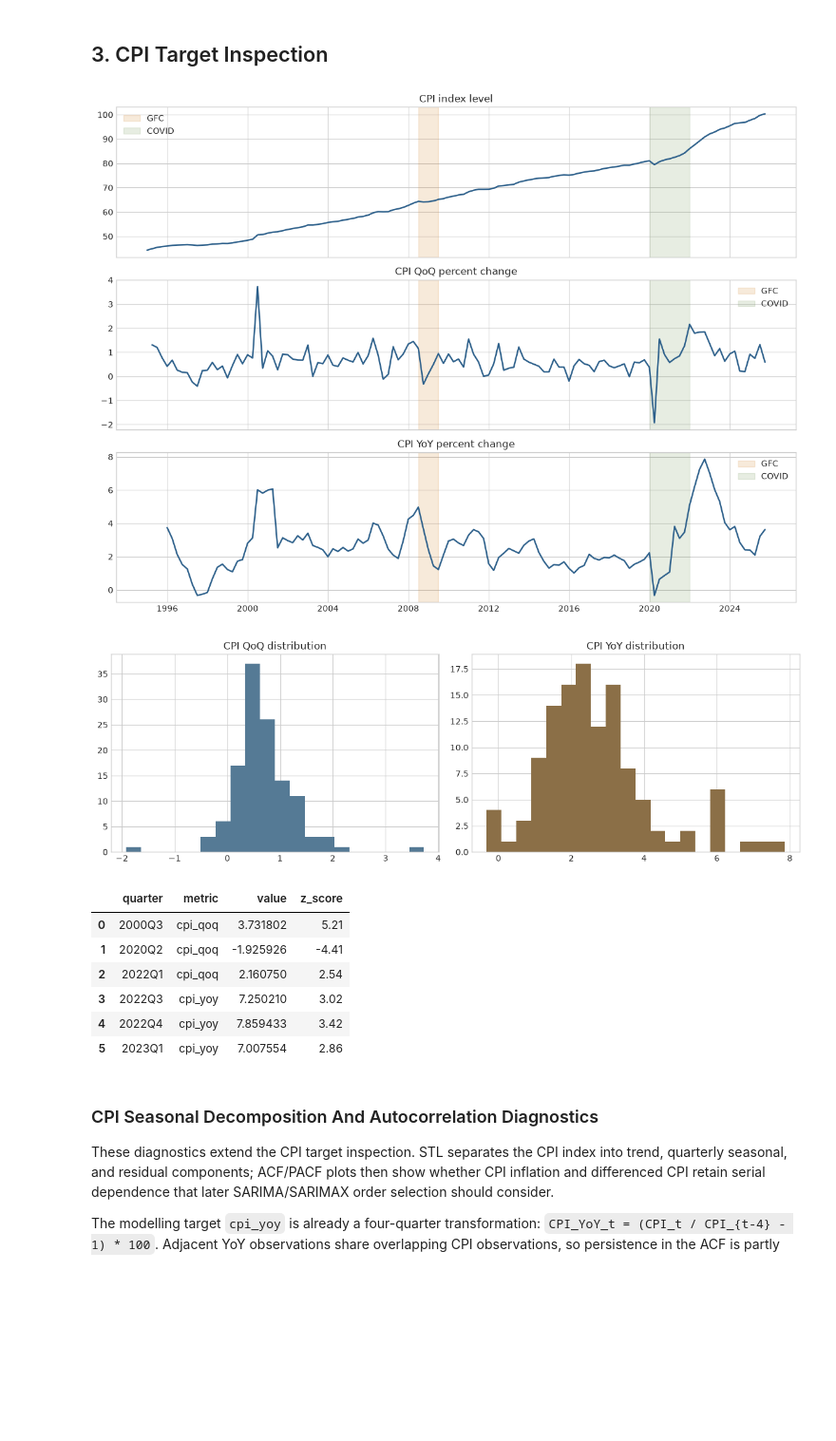
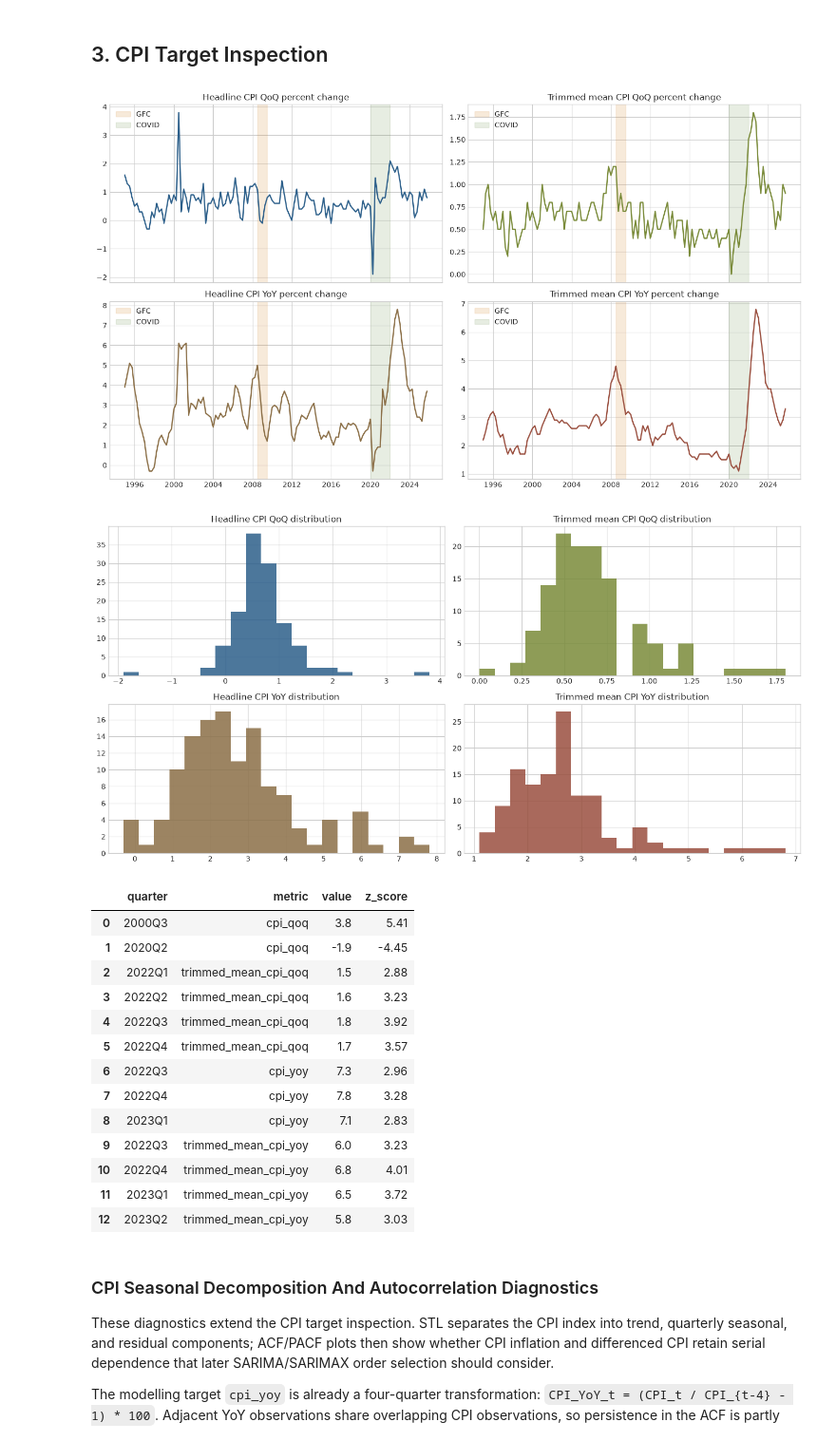
Before and after one commit to JuanVu1810/Australian-CPI-Forecast, a Jupyter notebook: notebooks/EDA.ipynb, the cells around one changed output. Shown at 95% size. Saved outputs shown, nothing was run; the diff lists cells and outputs as text; code cells hidden in the pictures; blank space fills up the shorter version.

```diff
--- a/notebooks/EDA.ipynb
+++ b/notebooks/EDA.ipynb
@@ -62,6 +82,9 @@ for source_col, lags in RATE_CHANGE_LAG_MAP.items():
     df[change_col] = df[source_col].diff()
     for lag in lags:
         df[f'{change_col}_lag{lag}'] = df[change_col].shift(lag)
+
+if {'cpi_yoy', 'trimmed_mean_cpi_yoy'}.issubset(df.columns):
+    df['headline_trimmed_mean_yoy_gap'] = df['cpi_yoy'] - df['trimmed_mean_cpi_yoy']
 
 df_model = df.drop(columns=['quarter_period', 'quarter_start'])
 
@@ -219,44 +242,59 @@ display(coverage.loc[coverage['substantial_missingness_warning'], ['variable', '
 # %% [markdown]
 ## 3. CPI Target Inspection
 # %%
-fig, axes = plt.subplots(3, 1, figsize=(12, 9), sharex=True)
-for ax, column, title in zip(axes, ['cpi_index', 'cpi_qoq', 'cpi_yoy'], ['CPI index level', 'CPI QoQ percent change', 'CPI YoY percent change']):
-    ax.plot(df['quarter_start'], df[column], color='#2c5f8a', linewidth=1.8)
+plot_specs = [
+    ('cpi_qoq', 'Headline CPI QoQ percent change', '#2c5f8a'),
+    ('trimmed_mean_cpi_qoq', 'Trimmed mean CPI QoQ percent change', '#7a8b3a'),
+    ('cpi_yoy', 'Headline CPI YoY percent change', '#8b6f47'),
+    ('trimmed_mean_cpi_yoy', 'Trimmed mean CPI YoY percent change', '#9a4f3f'),
+]
+
+fig, axes = plt.subplots(2, 2, figsize=(14, 8), sharex=True)
+axes = axes.reshape(-1)
+for ax, (column, title, color) in zip(axes, plot_specs):
+    ax.plot(df['quarter_start'], df[column], color=color, linewidth=1.8)
     ax.set_title(title)
     ax.axvspan(pd.Period('2008Q3', freq='Q').to_timestamp(), pd.Period('2009Q3', freq='Q').to_timestamp(), color='#d88c36', alpha=0.18, label='GFC')
     ax.axvspan(pd.Period('2020Q1', freq='Q').to_timestamp(), pd.Period('2022Q1', freq='Q').to_timestamp(), color='#6a8f4e', alpha=0.16, label='COVID')
     ax.legend(loc='best')
 fig.tight_layout()
 plt.show()
 
-fig, axes = plt.subplots(1, 2, figsize=(12, 4))
-df['cpi_qoq'].dropna().hist(ax=axes[0], bins=20, color='#557a95')
-axes[0].set_title('CPI QoQ distribution')
-df['cpi_yoy'].dropna().hist(ax=axes[1], bins=20, color='#8b6f47')
-axes[1].set_title('CPI YoY distribution')
+fig, axes = plt.subplots(2, 2, figsize=(14, 7))
+axes = axes.reshape(-1)
+for ax, (column, title, color) in zip(axes, plot_specs):
+    df[column].dropna().hist(ax=ax, bins=20, color=color, alpha=0.85)
+    ax.set_title(title.replace('percent change', 'distribution'))
 fig.tight_layout()
 plt.show()
 
 outlier_rows = []
-for column in ['cpi_qoq', 'cpi_yoy']:
+for column, _, _ in plot_specs:
     series = df[column]
     z_score = (series - series.mean()) / series.std(ddof=0)
     flagged = df.loc[z_score.abs() >= 2.5, ['quarter', column]].copy()
     flagged['metric'] = column
     flagged['z_score'] = z_score.loc[flagged.index].round(2)
     outlier_rows.append(flagged[['quarter', 'metric', column, 'z_score']].rename(columns={column: 'value'}))
 outliers = pd.concat(outlier_rows, ignore_index=True) if outlier_rows else pd.DataFrame()
 display(outliers)
 # %% [output]
-[figure, old version]
+[figure, new version]
-[figure, old version]
+[figure, new version]
 |  | quarter | metric | value | z_score |
-| 0 | 2000Q3 | cpi_qoq | 3.731802 | 5.21 |
-| 1 | 2020Q2 | cpi_qoq | -1.925926 | -4.41 |
-| 2 | 2022Q1 | cpi_qoq | 2.160750 | 2.54 |
-| 3 | 2022Q3 | cpi_yoy | 7.250210 | 3.02 |
-| 4 | 2022Q4 | cpi_yoy | 7.859433 | 3.42 |
-| 5 | 2023Q1 | cpi_yoy | 7.007554 | 2.86 |
+| 0 | 2000Q3 | cpi_qoq | 3.8 | 5.41 |
+| 1 | 2020Q2 | cpi_qoq | -1.9 | -4.45 |
+| 2 | 2022Q1 | trimmed_mean_cpi_qoq | 1.5 | 2.88 |
+| 3 | 2022Q2 | trimmed_mean_cpi_qoq | 1.6 | 3.23 |
+| 4 | 2022Q3 | trimmed_mean_cpi_qoq | 1.8 | 3.92 |
+| 5 | 2022Q4 | trimmed_mean_cpi_qoq | 1.7 | 3.57 |
+| 6 | 2022Q3 | cpi_yoy | 7.3 | 2.96 |
+| 7 | 2022Q4 | cpi_yoy | 7.8 | 3.28 |
+| 8 | 2023Q1 | cpi_yoy | 7.1 | 2.83 |
+| 9 | 2022Q3 | trimmed_mean_cpi_yoy | 6.0 | 3.23 |
+| 10 | 2022Q4 | trimmed_mean_cpi_yoy | 6.8 | 4.01 |
+| 11 | 2023Q1 | trimmed_mean_cpi_yoy | 6.5 | 3.72 |
+| 12 | 2023Q2 | trimmed_mean_cpi_yoy | 5.8 | 3.03 |
 # %% [markdown]
 ### CPI Seasonal Decomposition And Autocorrelation Diagnostics
 
```
Also changed, not shown: parts of 16 cells of this notebook, 44 other files.
